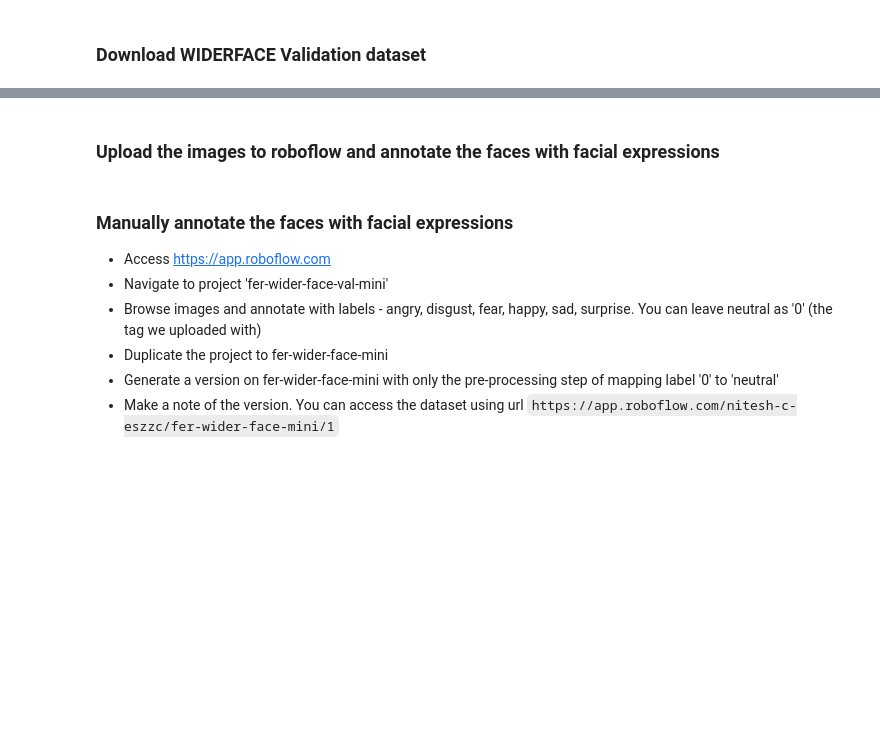
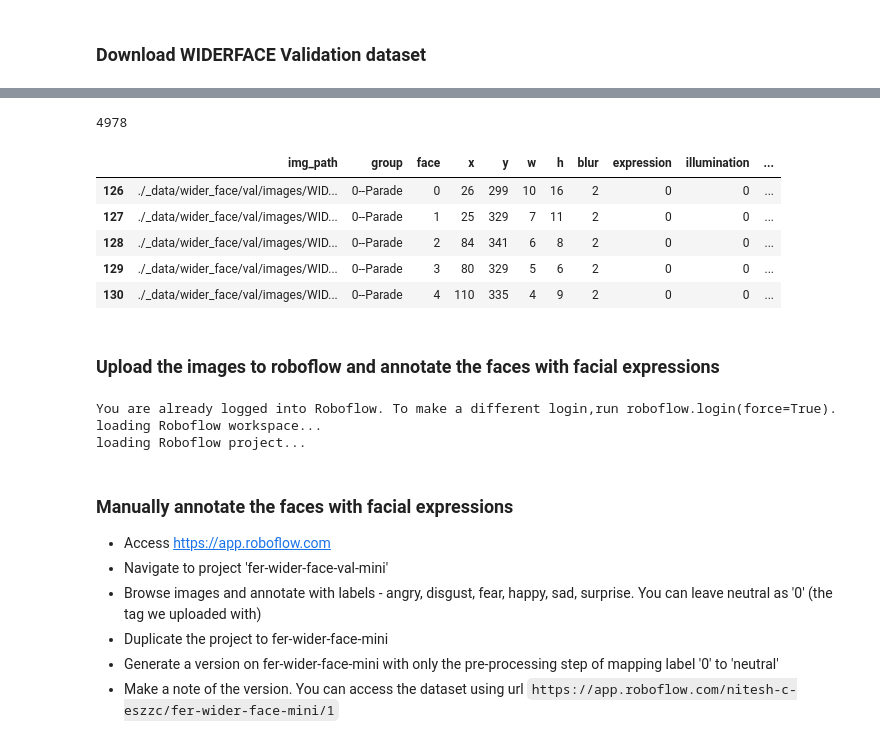
Before and after one commit to nitesr/tryml, a Jupyter notebook: notebooks/cv/group-emotion/group-fer-mini-project-2.ipynb, the cells around one changed output, grey strips where cells are left out. Drawn from its saved outputs; the diff is of its cells as text; code cells hidden in the pictures; blank space fills up the shorter version.

```diff
--- a/notebooks/cv/group-emotion/group-fer-mini-project-2.ipynb
+++ b/notebooks/cv/group-emotion/group-fer-mini-project-2.ipynb
@@ -125,7 +143,18 @@ wface_val_df.head()
 # %%
 from widerface import WiderFaceSelector
 
 rnd_wface_df = WiderFaceSelector(wface_val_df, size=300).select()
+print(len(rnd_wface_df), 'faces selected')
+
+rnd_wface_df.head()
+# %% [output]
+4978
+|  | img_path | group | face | x | y | w | h | blur | expression | illumination | ... |
+| 126 | ./_data/wider_face/val/images/WID... | 0--Parade | 0 | 26 | 299 | 10 | 16 | 2 | 0 | 0 | ... |
+| 127 | ./_data/wider_face/val/images/WID... | 0--Parade | 1 | 25 | 329 | 7 | 11 | 2 | 0 | 0 | ... |
+| 128 | ./_data/wider_face/val/images/WID... | 0--Parade | 2 | 84 | 341 | 6 | 8 | 2 | 0 | 0 | ... |
+| 129 | ./_data/wider_face/val/images/WID... | 0--Parade | 3 | 80 | 329 | 5 | 6 | 2 | 0 | 0 | ... |
+| 130 | ./_data/wider_face/val/images/WID... | 0--Parade | 4 | 110 | 335 | 4 | 9 | 2 | 0 | 0 | ... |
 # %% [markdown]
 ### Upload the images to roboflow and annotate the faces with facial expressions
 # %%
@@ -141,17 +170,21 @@ from robowrapper import RoboYoloDataset
 from dataset import YoloDatasetBuilder
 from imagewrapper import CVImageWrapper
 
+# it will prompt for a token
+# check the log below for the url to generate token
 roboflow.login()
 rf = roboflow.Roboflow()
 
-FER_PROJ_DIR = './data/robo/fer-wider-face-val-mini'
+FER_PROJ_NAME = 'fer-wider-face-val-mini'
+FER_PROJ_DIR = ROBO_DIR+'/'+FER_PROJ_NAME
 
 # create project and upload the selected files
 fer_proj = RoboProjCreator(
     rf,
-    proj_name='fer-wider-face-val-mini',
+    proj_name=FER_PROJ_NAME,
     proj_ann='facial-expressions',
-    proj_type='object-detection').create()
+    proj_type='object-detection',
+    workspace=ROBO_WORKSPACE).create()
 
 fer_ds = RoboYoloDataset(root_dir=FER_PROJ_DIR)
 fer_ds.create_tag('valid')
@@ -159,14 +192,16 @@ fer_ds.create_tag('valid')
 fer_img_dir = fer_ds.images_dir['valid']
 fer_ann_dir = fer_ds.labels_dir['valid']
 yolo_ds_builder = YoloDatasetBuilder()
-for row in rnd_wface_df.iterrows():
+for index, row in rnd_wface_df.iterrows():
     img_name = Path(row['img_path']).name
     img_path = fer_img_dir+'/'+img_name
     ann_path = fer_ann_dir+'/'+img_name.replace(Path(img_name).suffix, '.txt')
 
-    shutil.copy(row['img_path'], img_path)
+    if not os.path.exists(img_path):
+        shutil.copy(row['img_path'], img_path)
+
     img = CVImageWrapper(img_path)
-    bbox = np.array([row['x'], row['y'], row['w'], row['h']])
+    bbox = row[['x', 'y', 'w', 'h']].to_numpy()
     nbbox = img.normalize_bboxes(np.array([bbox]))[0]
     img_id = yolo_ds_builder.add_image(img_path)
 
@@ -178,8 +213,12 @@ yolo_ds_builder.build().to_file(fer_ann_dir)
 #refresh the robo dataset after the files
 fer_ds = RoboYoloDataset(fer_ds.root_dir)
 
-#uncomment below line to upload
+#uncomment below line to upload to roboflow
 #fer_proj.upload(fer_ds)
+# %% [output]
+You are already logged into Roboflow. To make a different login,run roboflow.login(force=True).
+loading Roboflow workspace...
+loading Roboflow project...
 # %% [markdown]
 ### Manually annotate the faces with facial expressions
 - Access https://app.roboflow.com
```
Also changed, not shown: parts of 17 cells of this notebook, 5 other files.
